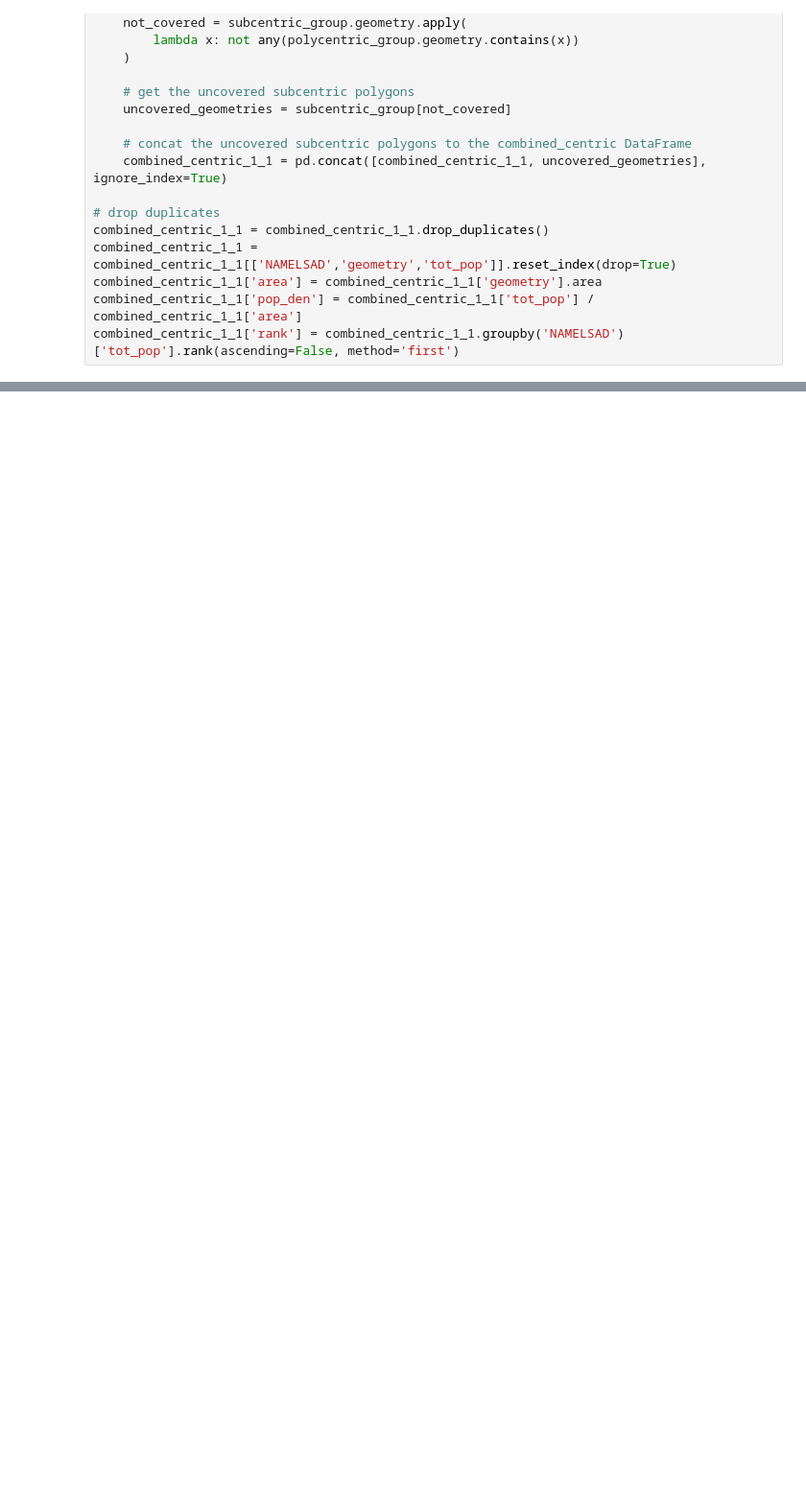
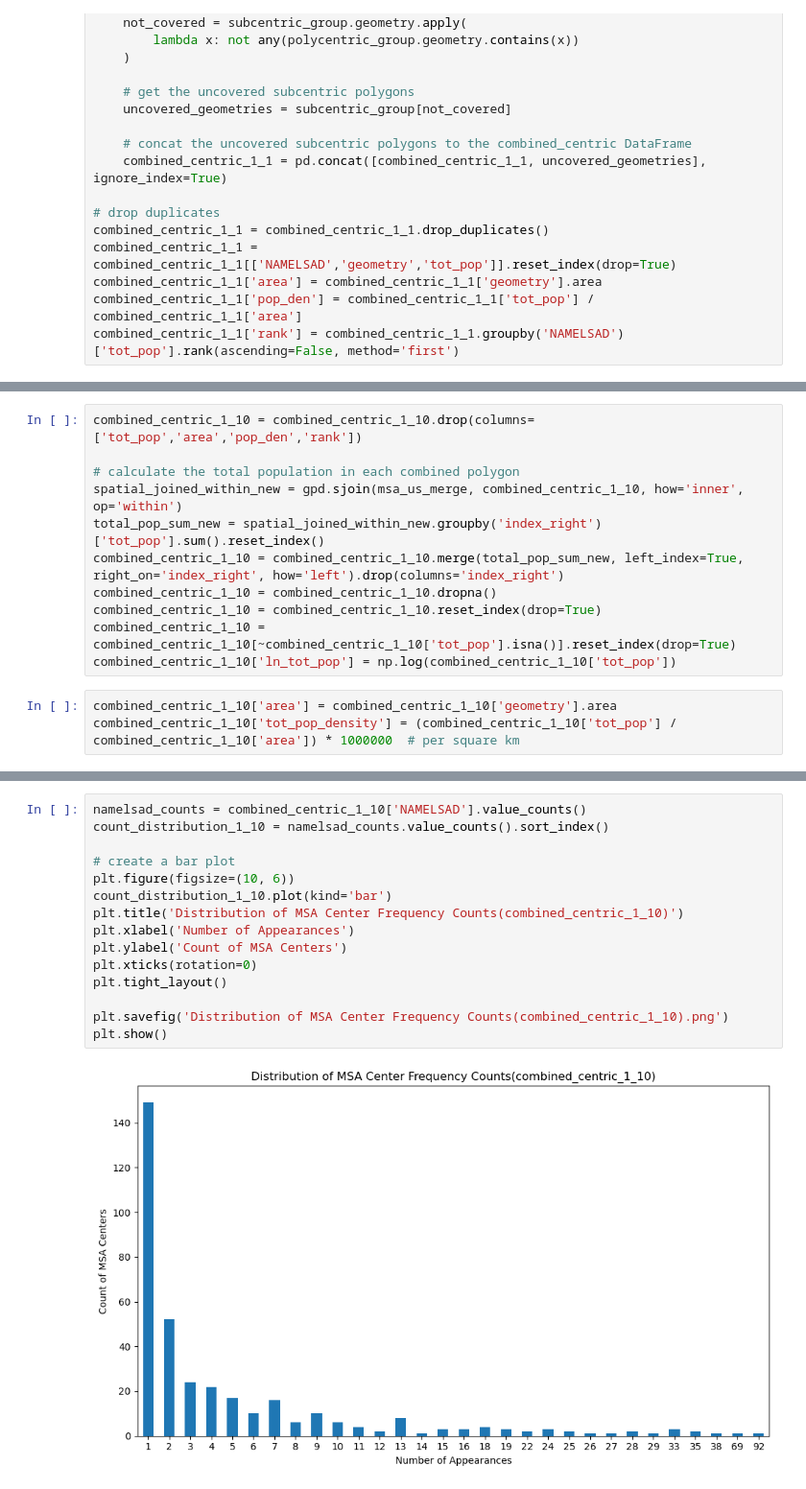
Before and after one commit to HOUPU1993/Polymetric-and-Monometric-analysis, a Jupyter notebook: Polymcentric and Monocentric analysis.ipynb, the cells around one changed output, grey strips where cells are left out. Shown at 96% size. Cells and saved outputs as stored; diff of their text form; blank space fills up the shorter version.

```diff
--- a/Polymcentric and Monocentric analysis.ipynb
+++ b/Polymcentric and Monocentric analysis.ipynb
@@ -1556,0 +1513,14 @@ combined_centric_1_1.to_file('combined_centric_1_1.shp')
+# %%
+combined_centric_1_10 = combined_centric_1_10.drop(columns=['tot_pop','area','pop_den','rank'])
+
+# calculate the total population in each combined polygon
+spatial_joined_within_new = gpd.sjoin(msa_us_merge, combined_centric_1_10, how='inner', op='within')
+total_pop_sum_new = spatial_joined_within_new.groupby('index_right')['tot_pop'].sum().reset_index()
+combined_centric_1_10 = combined_centric_1_10.merge(total_pop_sum_new, left_index=True, right_on='index_right', how='left').drop(columns='index_right')
+combined_centric_1_10 = combined_centric_1_10.dropna()
+combined_centric_1_10 = combined_centric_1_10.reset_index(drop=True)
+combined_centric_1_10 = combined_centric_1_10[~combined_centric_1_10['tot_pop'].isna()].reset_index(drop=True)
+combined_centric_1_10['ln_tot_pop'] = np.log(combined_centric_1_10['tot_pop'])
+# %%
+combined_centric_1_10['area'] = combined_centric_1_10['geometry'].area
+combined_centric_1_10['tot_pop_density'] = (combined_centric_1_10['tot_pop'] / combined_centric_1_10['area']) * 1000000  # per square km
@@ -1556,0 +1549,17 @@ combined_centric_1_1.to_file('combined_centric_1_1.shp')
+# %%
+namelsad_counts = combined_centric_1_10['NAMELSAD'].value_counts()
+count_distribution_1_10 = namelsad_counts.value_counts().sort_index()
+
+# create a bar plot
+plt.figure(figsize=(10, 6))
+count_distribution_1_10.plot(kind='bar')
+plt.title('Distribution of MSA Center Frequency Counts(combined_centric_1_10)')
+plt.xlabel('Number of Appearances')
+plt.ylabel('Count of MSA Centers')
+plt.xticks(rotation=0)
+plt.tight_layout()
+
+plt.savefig('Distribution of MSA Center Frequency Counts(combined_centric_1_10).png')
+plt.show()
+# %% [output]
+[figure, added]
```
Also changed, not shown: parts of 107 cells of this notebook, 24 other files.
